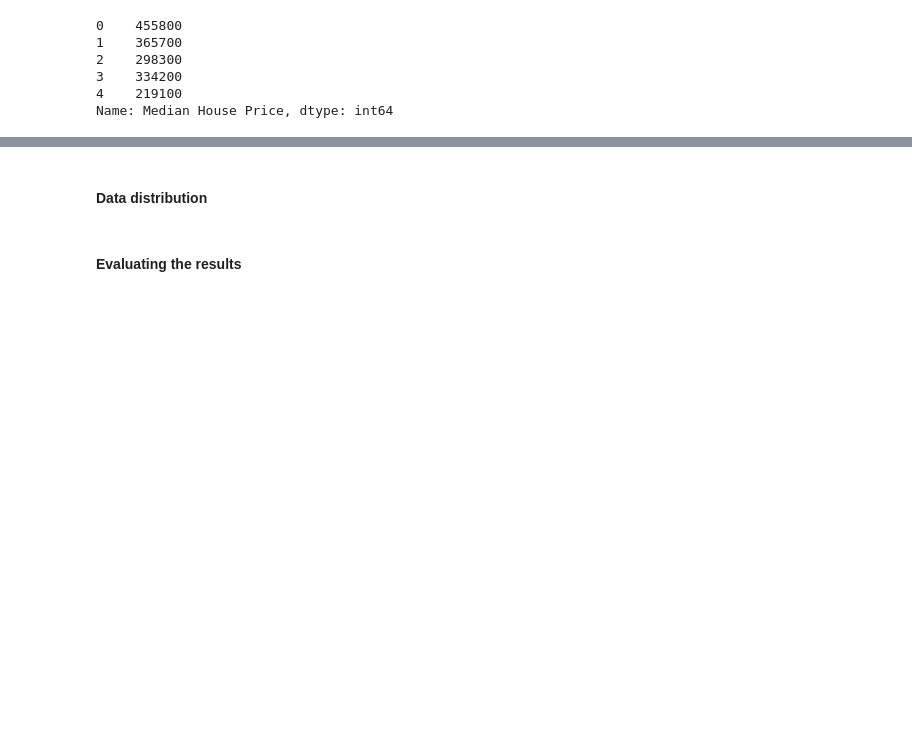
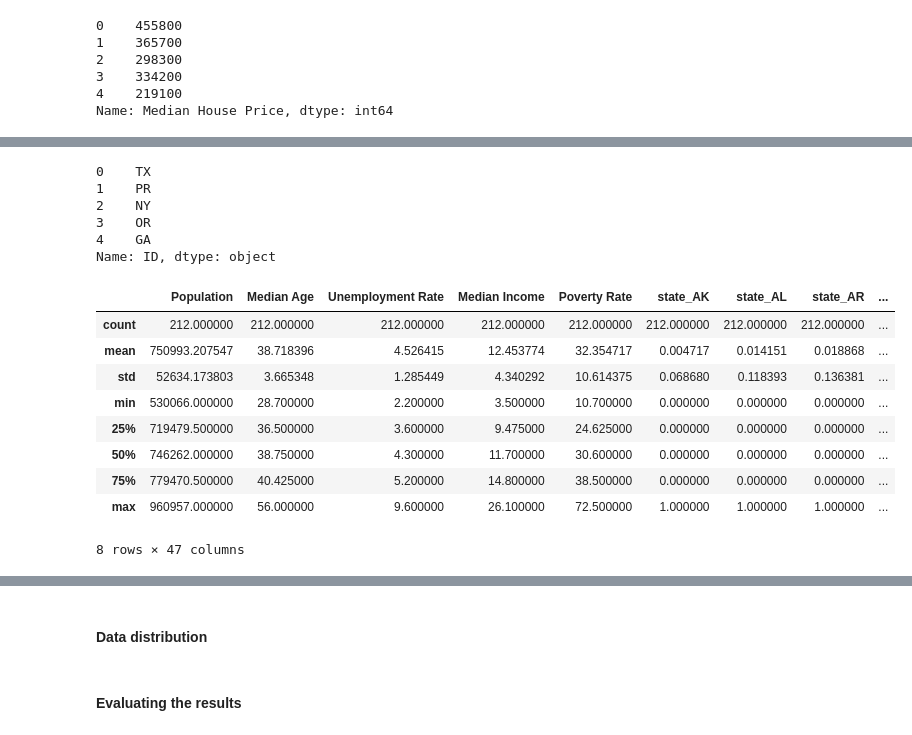
Before and after one commit to BoltStrike77/AIS-Summer-Comp, a Jupyter notebook: AIS-Summer.ipynb, the cells around one changed output, grey strips where cells are left out. Drawn from its saved outputs; the diff is of its cells as text; code cells hidden in the pictures; blank space fills up the shorter version.

```diff
--- a/AIS-Summer.ipynb
+++ b/AIS-Summer.ipynb
@@ -22,8 +23,7 @@ import matplotlib.pyplot as plt
 from math import sqrt
 # %%
 # load data
-train_file_path = 'C:\\Users\\advay\\OneDrive\\Desktop\\Coding\\VSCode\\Python\\AIS Summer Comp 2022\\train.csv'
-all_data = pd.read_csv(train_file_path)
+all_data = pd.read_csv('C:\\Users\\advay\\OneDrive\\Desktop\\Coding\\VSCode\\Python\\AIS Summer Comp 2022\\train.csv')
 all_data.head()
 # %% [output]
 |  | ID | Population | Median Age | Unemployment Rate | Median Income | Poverty Rate | Median House Price |
@@ -34,0 +37,6 @@ all_data.head()
+# %%
+# modifying ID column
+for j in range(all_data.shape[0]):
+    all_data.iloc[j, 0] = ''.join([i for i in all_data.iloc[j, 0] if not i.isdigit()])
+
+all_data['ID'].head()
@@ -43,3 +61,7 @@ y.head()
 3    334200
 4    219100
 Name: Median House Price, dtype: int64
+# %%
+# reading competition data
+test_data = pd.read_csv('C:\\Users\\advay\\OneDrive\\Desktop\\Coding\VSCode\\Python\\AIS Summer Comp 2022\\evaluation_input.csv')
+test_data.head()
@@ -45,0 +75,28 @@ Name: Median House Price, dtype: int64
+# %%
+# modifying test ID column
+for j in range((test_data).shape[0]):
+    test_data.iloc[j, 0] = ''.join([i for i in test_data.iloc[j, 0] if not i.isdigit()])
+
+test_data['ID'].head()
+# %% [output]
+0    TX
+1    PR
+2    NY
+3    OR
+4    GA
+Name: ID, dtype: object
+# %%
+# creating test dummies
+dummied_test_data = pd.get_dummies(test_data, columns=['ID'], prefix="state")
+dummied_test_data.describe()
+# %% [output]
+|  | Population | Median Age | Unemployment Rate | Median Income | Poverty Rate | state_AK | state_AL | state_AR | ... |
+| count | 212.000000 | 212.000000 | 212.000000 | 212.000000 | 212.000000 | 212.000000 | 212.000000 | 212.000000 | ... |
+| mean | 750993.207547 | 38.718396 | 4.526415 | 12.453774 | 32.354717 | 0.004717 | 0.014151 | 0.018868 | ... |
+| std | 52634.173803 | 3.665348 | 1.285449 | 4.340292 | 10.614375 | 0.068680 | 0.118393 | 0.136381 | ... |
+| min | 530066.000000 | 28.700000 | 2.200000 | 3.500000 | 10.700000 | 0.000000 | 0.000000 | 0.000000 | ... |
+| 25% | 719479.500000 | 36.500000 | 3.600000 | 9.475000 | 24.625000 | 0.000000 | 0.000000 | 0.000000 | ... |
+| 50% | 746262.000000 | 38.750000 | 4.300000 | 11.700000 | 30.600000 | 0.000000 | 0.000000 | 0.000000 | ... |
+| 75% | 779470.500000 | 40.425000 | 5.200000 | 14.800000 | 38.500000 | 0.000000 | 0.000000 | 0.000000 | ... |
+| max | 960957.000000 | 56.000000 | 9.600000 | 26.100000 | 72.500000 | 1.000000 | 1.000000 | 1.000000 | ... |
+8 rows × 47 columns
```
Also changed, not shown: parts of 30 cells of this notebook, 2 other files.
